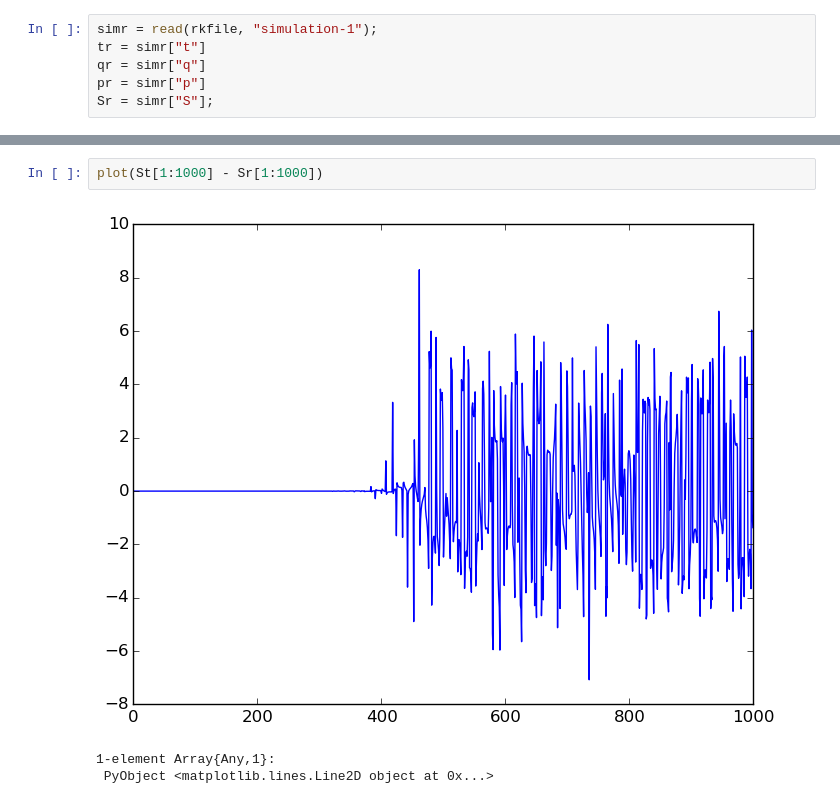
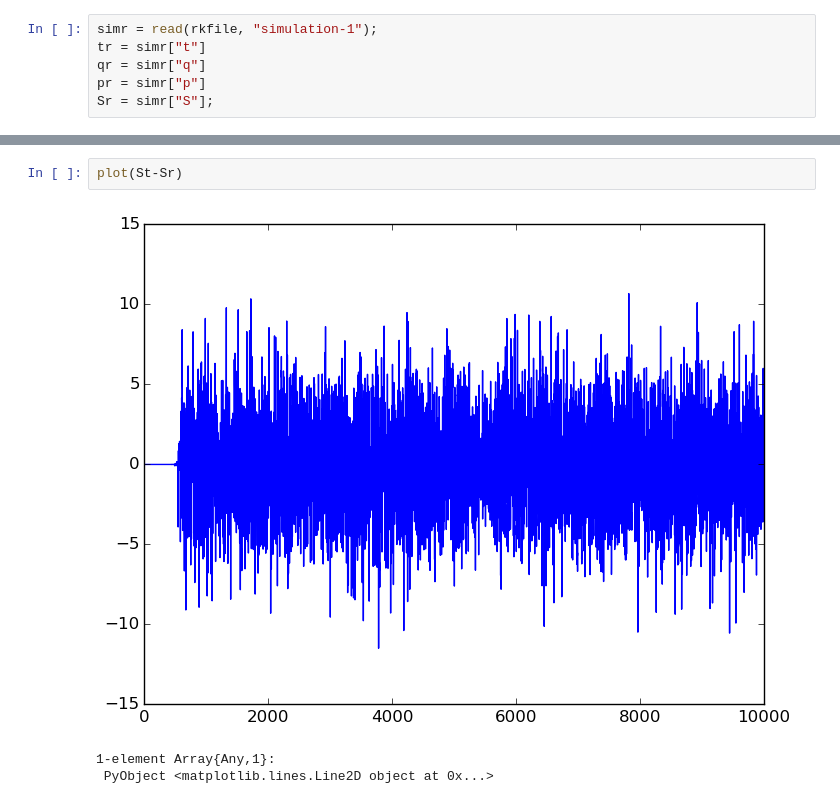
Before and after one commit to dapias/ContactFlowsTaylor, a Jupyter notebook: RungeKutta/notebooks/comparisonRKandTaylor.ipynb, the cells around one changed output, grey strips where cells are left out. Drawn from its saved outputs; the diff is of its cells as text.

```diff
--- a/RungeKutta/notebooks/comparisonRKandTaylor.ipynb
+++ b/RungeKutta/notebooks/comparisonRKandTaylor.ipynb
@@ -91,8 +83,8 @@ plot(qt[1:1000] - qr[1:1000])
 1-element Array{Any,1}:
  PyObject <matplotlib.lines.Line2D object at 0x...>
 # %%
-plot(St[1:1000] - Sr[1:1000])
+plot(St-Sr)
 # %% [output]
-[figure, old version]
+[figure, new version]
 1-element Array{Any,1}:
  PyObject <matplotlib.lines.Line2D object at 0x...>
```
Also changed, not shown: parts of 8 cells of this notebook, 2 other files.
